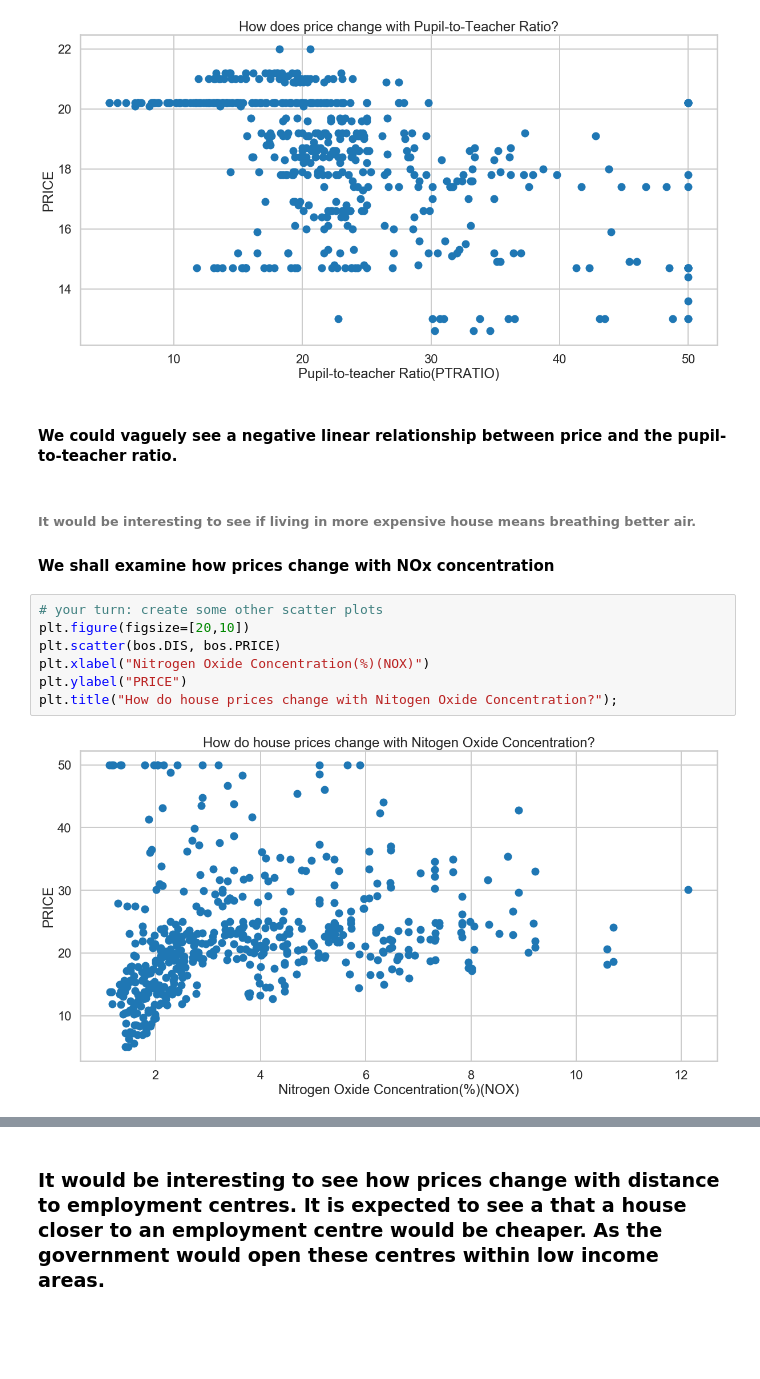
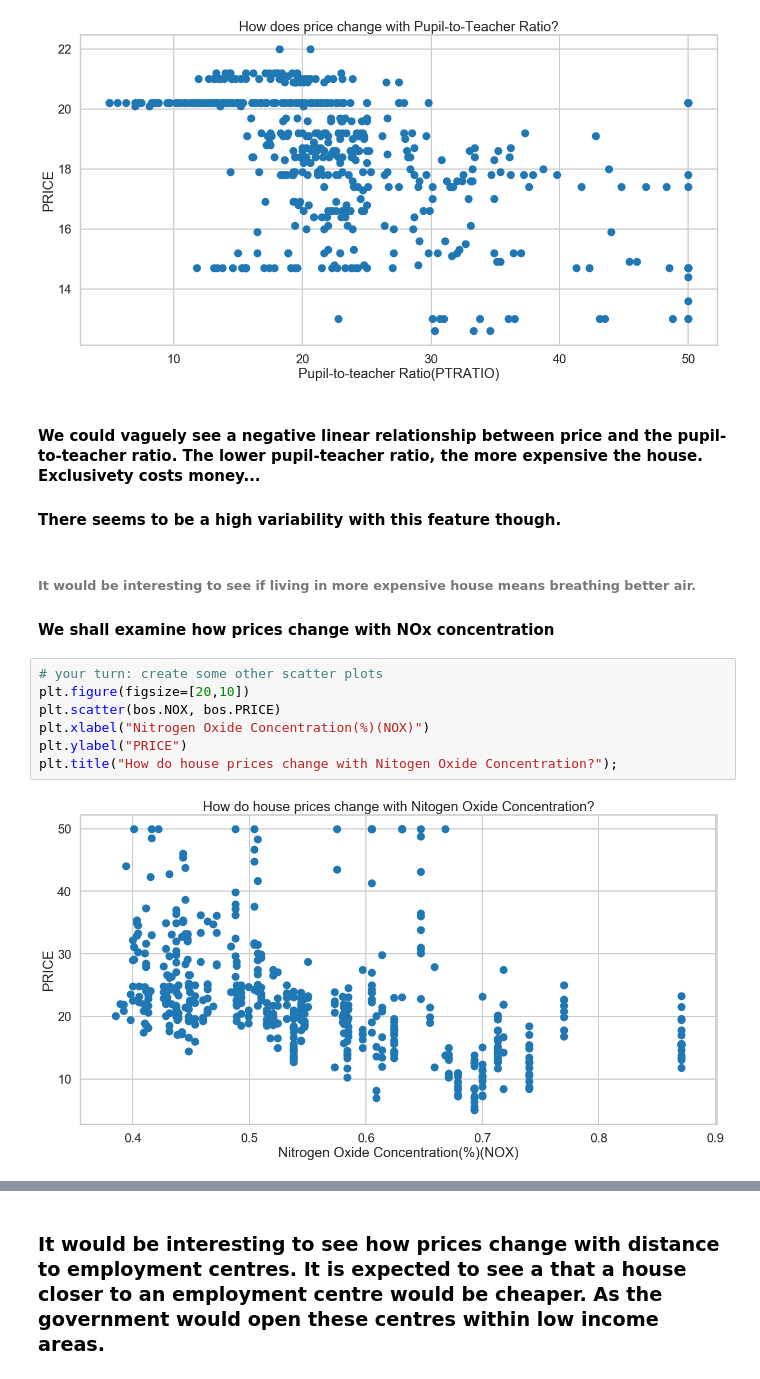
Before and after one commit to y-fawzy/Springboard_Projects, a Jupyter notebook: linear_regression/Mini_Project_Linear_Regression.ipynb, the cells around one changed output, grey strips where cells are left out. Drawn from its saved outputs; the diff is of its cells as text; blank space fills up the shorter version.

Commit message:
Copmlete Linear Reg Assignment

```diff
--- a/linear_regression/Mini_Project_Linear_Regression.ipynb
+++ b/linear_regression/Mini_Project_Linear_Regression.ipynb
@@ -304,18 +303,20 @@ plt.title("How does price change with Pupil-to-Teacher Ratio?");
 # %% [output]
 [figure]
 # %% [markdown]
-#### We could vaguely see a negative linear relationship between price and the pupil-to-teacher ratio.
+#### We could vaguely see a negative linear relationship between price and the pupil-to-teacher ratio. The lower pupil-teacher ratio, the more expensive the house. Exclusivety costs money...
+
+#### There seems to be a high variability with this feature though.
 # %% [markdown]
 ######  It would be interesting to see if living in more expensive house means breathing better air.
 #### We shall examine how prices change with NOx concentration
 # %%
 # your turn: create some other scatter plots
 plt.figure(figsize=[20,10])
-plt.scatter(bos.DIS, bos.PRICE)
+plt.scatter(bos.NOX, bos.PRICE)
 plt.xlabel("Nitrogen Oxide Concentration(%)(NOX)")
 plt.ylabel("PRICE")
 plt.title("How do house prices change with Nitogen Oxide Concentration?");
 # %% [output]
-[figure, old version]
+[figure, new version]
 # %% [markdown]
 #### It is somehat true. Having more money can buy you house in an area with a relatively low NOx concentration but not always.
```
Also changed, not shown: parts of 13 cells of this notebook, 1 other file.
